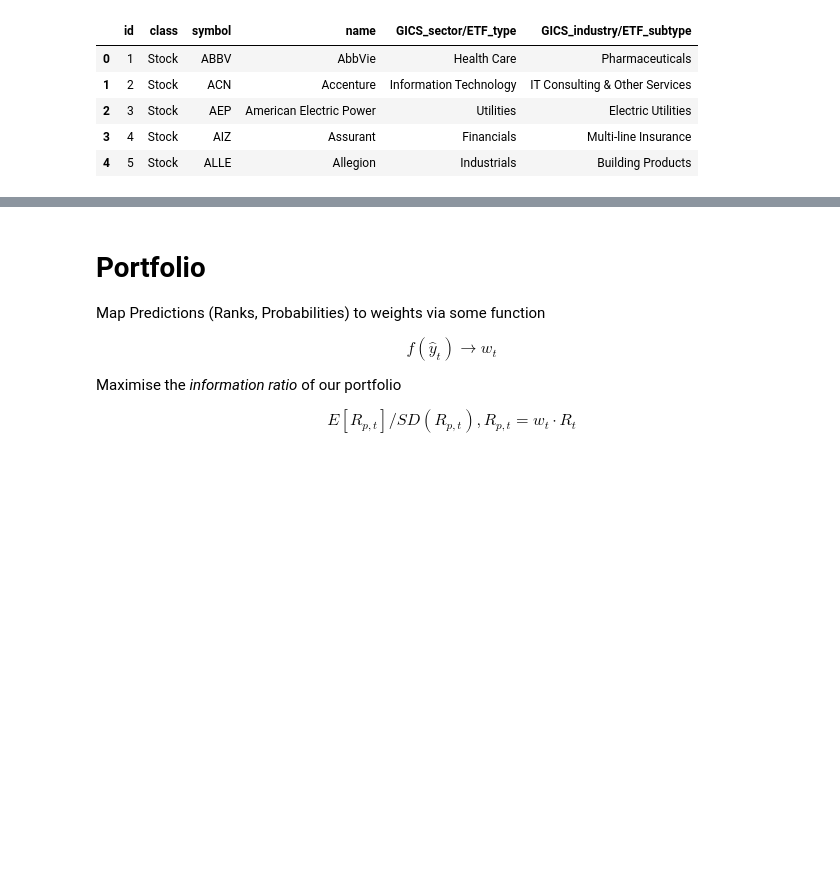
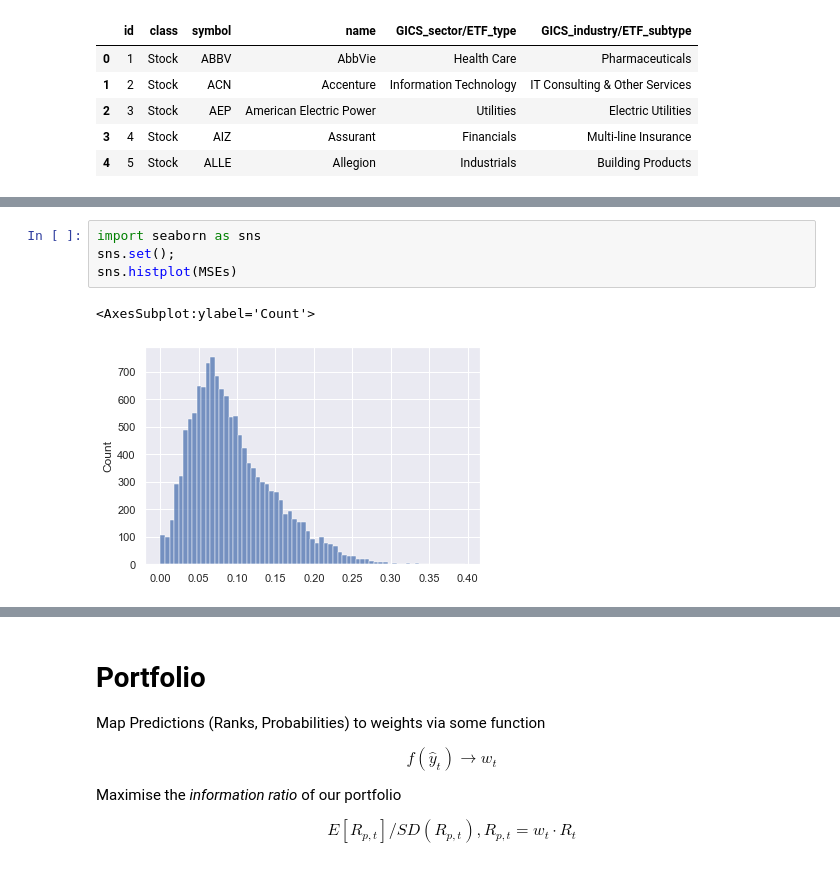
Before and after one commit to chrischia06/M6, a Jupyter notebook: RankTest.ipynb, the cells around one changed output, grey strips where cells are left out. Drawn from its saved outputs; the diff is of its cells as text; blank space fills up the shorter version.

```diff
--- a/RankTest.ipynb
+++ b/RankTest.ipynb
@@ -89,0 +207,7 @@ LGBMRanker()
+# %%
+import seaborn as sns
+sns.set();
+sns.histplot(MSEs)
+# %% [output]
+<AxesSubplot:ylabel='Count'>
+[figure, added]
```
Also changed, not shown: parts of 35 cells of this notebook.
